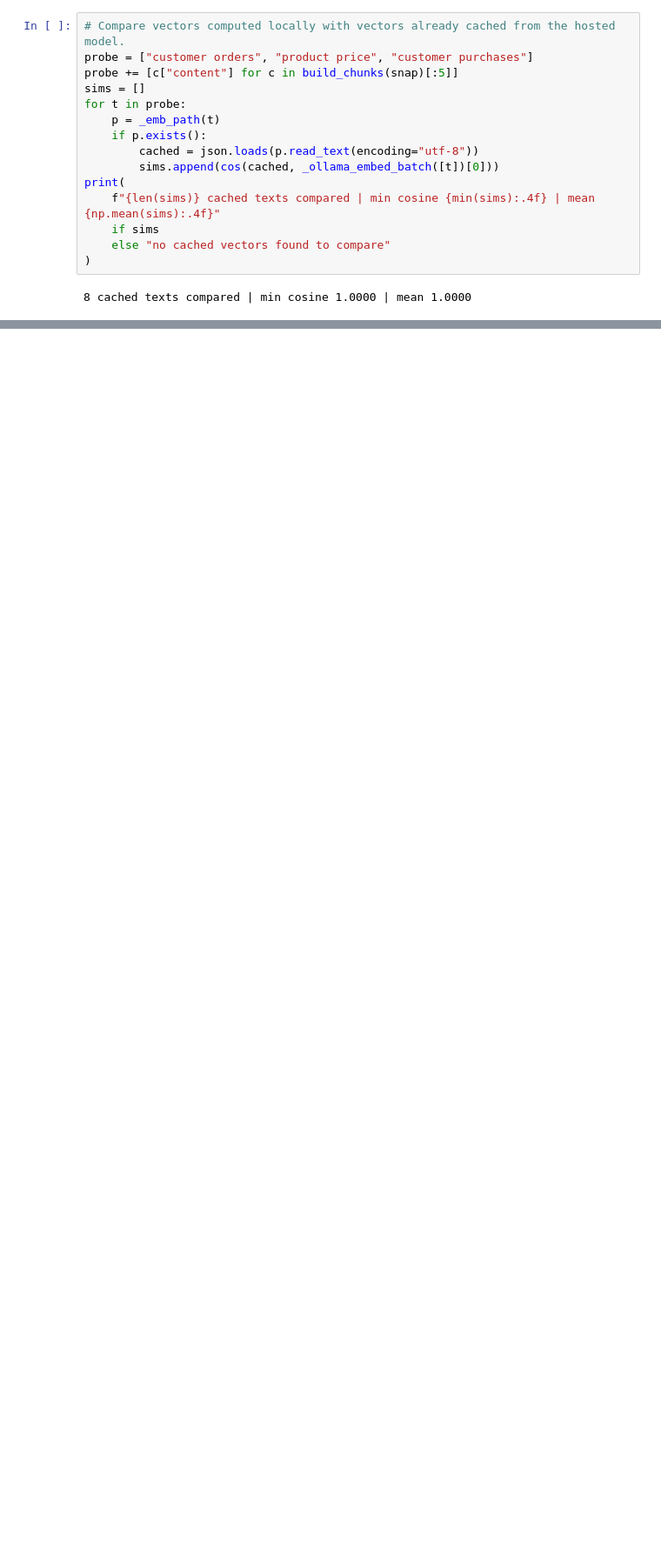
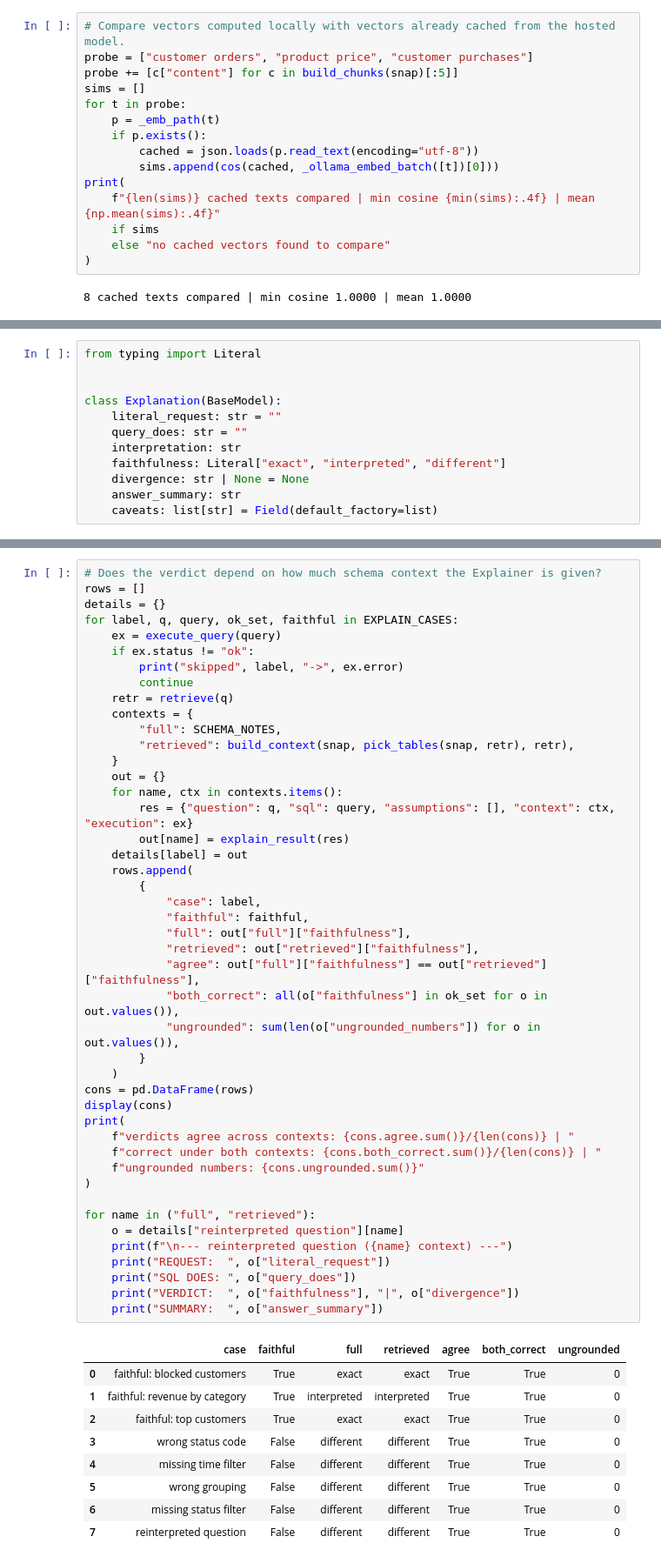
Before and after one commit to PrashantAghara/askdata, a Jupyter notebook: backend/notebooks/agents.ipynb, the cells around one changed output, grey strips where cells are left out. Shown at 87% size. Drawn from its saved outputs; the diff is of its cells as text; blank space fills up the shorter version.

Commit message:
Explainer Agent

```diff
--- a/backend/notebooks/agents.ipynb
+++ b/backend/notebooks/agents.ipynb
@@ -2770,0 +2773,12 @@ print(
+# %%
+from typing import Literal
+
+
+class Explanation(BaseModel):
+    literal_request: str = ""
+    query_does: str = ""
+    interpretation: str
+    faithfulness: Literal["exact", "interpreted", "different"]
+    divergence: str | None = None
+    answer_summary: str
+    caveats: list[str] = Field(default_factory=list)
@@ -2770,0 +3286,55 @@ print(
+# %%
+# Does the verdict depend on how much schema context the Explainer is given?
+rows = []
+details = {}
+for label, q, query, ok_set, faithful in EXPLAIN_CASES:
+    ex = execute_query(query)
+    if ex.status != "ok":
+        print("skipped", label, "->", ex.error)
+        continue
+    retr = retrieve(q)
+    contexts = {
+        "full": SCHEMA_NOTES,
+        "retrieved": build_context(snap, pick_tables(snap, retr), retr),
+    }
+    out = {}
+    for name, ctx in contexts.items():
+        res = {"question": q, "sql": query, "assumptions": [], "context": ctx, "execution": ex}
+        out[name] = explain_result(res)
+    details[label] = out
+    rows.append(
+        {
+            "case": label,
+            "faithful": faithful,
+            "full": out["full"]["faithfulness"],
+            "retrieved": out["retrieved"]["faithfulness"],
+            "agree": out["full"]["faithfulness"] == out["retrieved"]["faithfulness"],
+            "both_correct": all(o["faithfulness"] in ok_set for o in out.values()),
+            "ungrounded": sum(len(o["ungrounded_numbers"]) for o in out.values()),
+        }
+    )
+cons = pd.DataFrame(rows)
+display(cons)
+print(
+    f"verdicts agree across contexts: {cons.agree.sum()}/{len(cons)} | "
+    f"correct under both contexts: {cons.both_correct.sum()}/{len(cons)} | "
+    f"ungrounded numbers: {cons.ungrounded.sum()}"
+)
+
+for name in ("full", "retrieved"):
+    o = details["reinterpreted question"][name]
+    print(f"\n--- reinterpreted question ({name} context) ---")
+    print("REQUEST:  ", o["literal_request"])
+    print("SQL DOES: ", o["query_does"])
+    print("VERDICT:  ", o["faithfulness"], "|", o["divergence"])
+    print("SUMMARY:  ", o["answer_summary"])
+# %% [output]
+|  | case | faithful | full | retrieved | agree | both_correct | ungrounded |
+| 0 | faithful: blocked customers | True | exact | exact | True | True | 0 |
+| 1 | faithful: revenue by category | True | interpreted | interpreted | True | True | 0 |
+| 2 | faithful: top customers | True | exact | exact | True | True | 0 |
+| 3 | wrong status code | False | different | different | True | True | 0 |
+| 4 | missing time filter | False | different | different | True | True | 0 |
+| 5 | wrong grouping | False | different | different | True | True | 0 |
+| 6 | missing status filter | False | different | different | True | True | 0 |
+| 7 | reinterpreted question | False | different | different | True | True | 0 |
```
Also changed, not shown: parts of 11 cells of this notebook.
